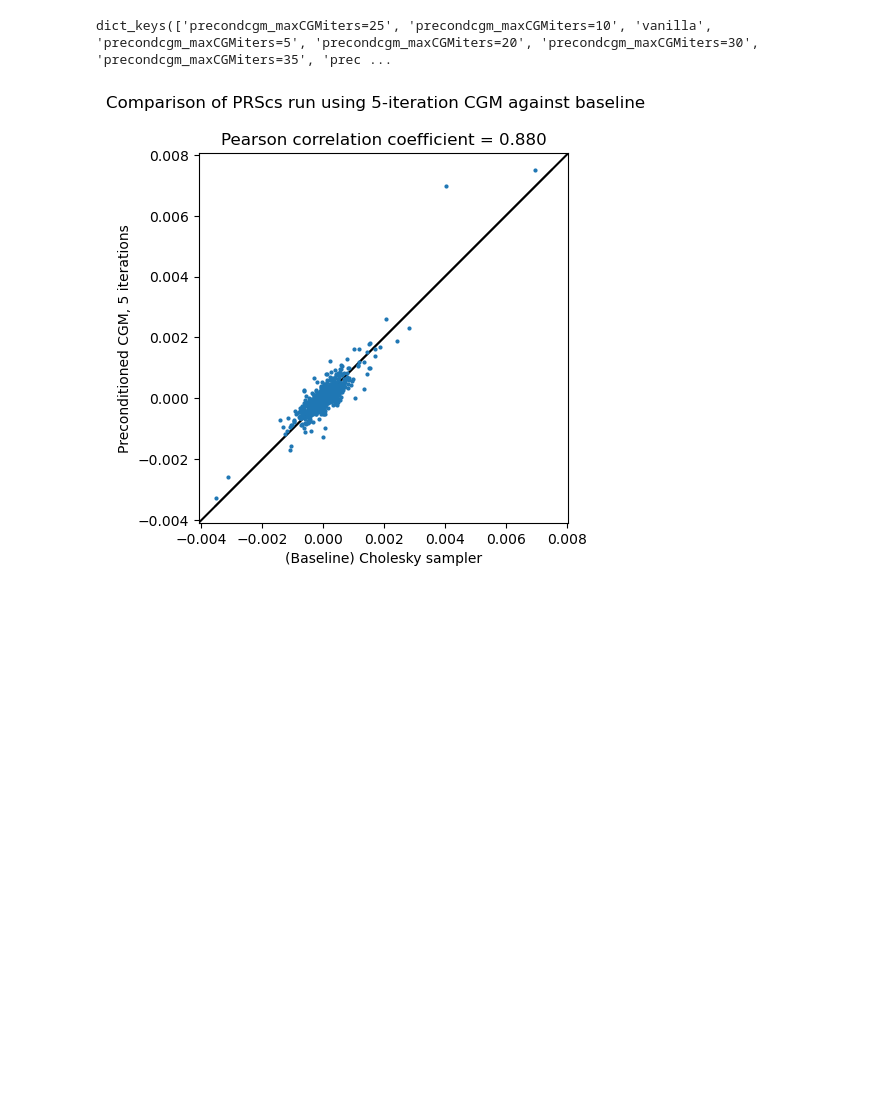
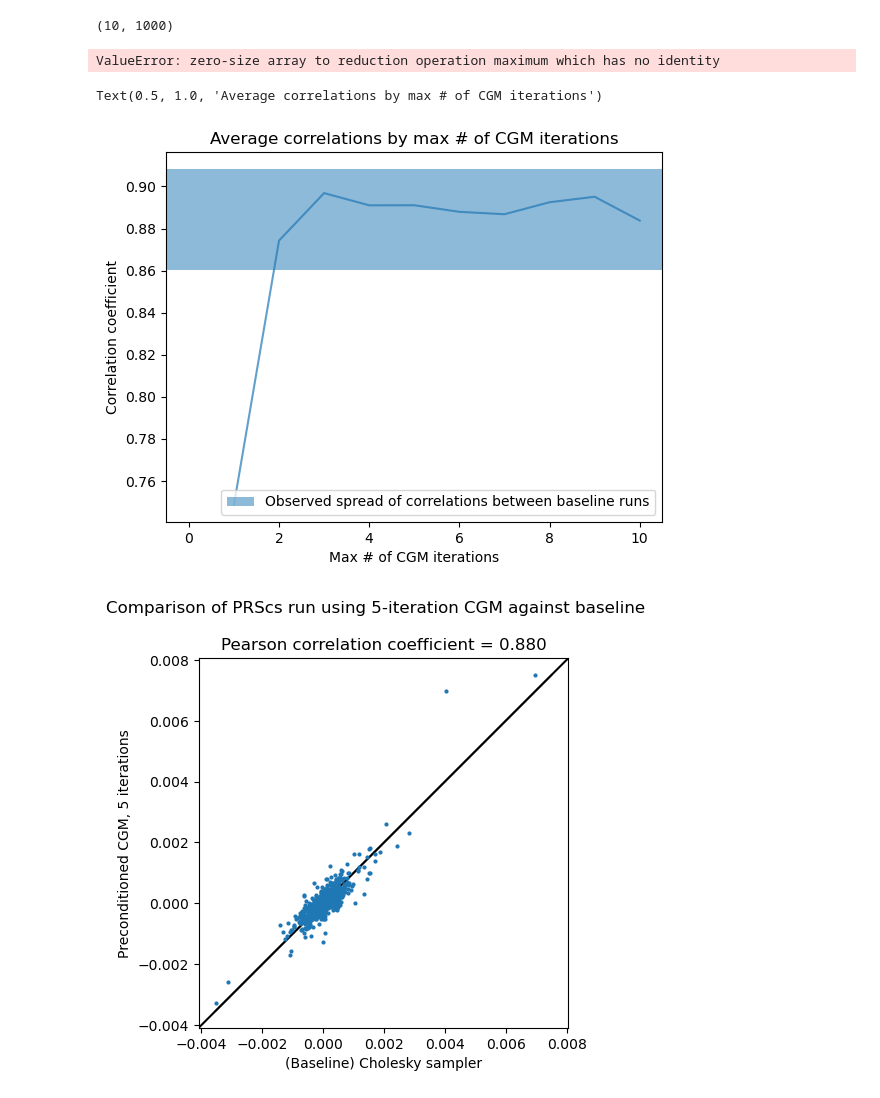
Before and after one commit to djwyen/PRScs, a Jupyter notebook: compare_outputs.ipynb, the cells around one changed output. Saved outputs shown, nothing was run; the diff lists cells and outputs as text; code cells hidden in the pictures; blank space fills up the shorter version.

Commit message:
Add means of calculating correlations between multiple runs

```diff
--- a/compare_outputs.ipynb
+++ b/compare_outputs.ipynb
@@ -10,2 +10,7 @@ OUTPUTS_DIR = 'output/aug3benchmarking/'
+# %%
+# OUTPUTS_DIR = 'output/aug4benchmarking/'
+OUTPUTS_DIR = 'output/aug10benchmarking/'
+# %%
+CONTROL_OUTPUTS_DIR = 'output/aug10problemgeneration/' # to sanity check, these samples were generated by changing the beta generation algorithm to sample from MVN(mean, Ident) — so the variance is all wrong
 # %%
 def process_filename(filename):
@@ -17,0 +66,19 @@ def process_filename(filename):
+# %%
+sampler_to_effect_vectors['vanilla'].shape
+# %% [output]
+(10, 1000)
+# %%
+def calculate_correlations_to_baseline_run(sampler_to_effect_vector, baseline_run_id):
+    baseline_vector = sampler_to_effect_vector['vanilla'][baseline_run_id]
+
+    sampler_to_correlations = {}
+
+    for sampler, effect_vectors in sampler_to_effect_vector.items():
+        correlations = [np.corrcoef(baseline_vector, effect_vectors[i])[0,1] for i in range(effect_vectors.shape[0])]
+        # correlation = np.corrcoef(baseline_vector, experimental_vector)[0,1] # the off-diagonal value
+        sampler_to_correlations[sampler] = correlations
+    return sampler_to_correlations
+# %%
+BASELINE_VECTOR_ID = 2
+
+sampler_to_correlations = calculate_correlations_to_baseline_run(sampler_to_effect_vectors, BASELINE_VECTOR_ID)
@@ -18 +88,48 @@ def process_filename(filename):
+# %%
+np.max(sampler_to_correlations['vanilla'][0:0])
+# %% [output]
+ValueError: zero-size array to reduction operation maximum which has no identity
+# %%
+# we will cycle through each possible baseline run and simultaneously
+#    1. calculate the average variation in correlations one can expect to see with baseline runs against other baseline runs
+#    2. calculate, for any fixed baseline run, the average correlation between that particular run and each of the n-iters runs
+# the resulting plot will therefore be: for each of the baseline runs, some line plot showing how correlation changes with the number of iterations; and then, overlaid upon the plot, a band showing the typical range of correlations that baseline runs are expected to have against themselves.
+# One would interpret this plot by seeing whether and when runs with particular # of iterations achieve a correlation sufficiently high to be comparable to if native PRScs were used.
+
+fig, ax = plt.subplots()
+
+min_baseline_self_correlation = 1
+max_baseline_self_correlation = -1
+
+# for i in range(0, 10):
+for i in [9]:
+    sampler_to_correlations = calculate_correlations_to_baseline_run(sampler_to_effect_vectors, i)
+    average_correlations = [np.average(sampler_to_correlations[f'precondcgm_maxCGMiters={x}']) for x in range(1,11)]
+
+    # plot the correlations against run `i`
+    ax.plot(range(1,11), average_correlations,
+            # label=f"Average correlation coefficient against baseline run {i}",
+            alpha=0.7)
+
+    min_baseline_self_correlation = np.min([np.min(sampler_to_correlations['vanilla']),
+                                          min_baseline_self_correlation])
+
+    # unbelievably cursed way of computing this, but I don't want to mess around with the fancier slicing techniques to exclude index `i` (which will always have a correlation of 1.0 with itself, of course)
+    max_baseline_self_correlation = np.max([np.max(sampler_to_correlations['vanilla'], where=[j != i for j in range(0, 10)], initial=-1),
+                                          max_baseline_self_correlation])
+
+# plot the max/min correlations between baseline runs
+# TODO use color to add this to the legend
+# TODO would it make more sense to instead provide an average self-correlation value for each run?
+ax.fill_between([0, 1], min_baseline_self_correlation, max_baseline_self_correlation,
+                alpha=0.5,
+                transform=ax.get_yaxis_transform(),
+                label="Observed spread of correlations between baseline runs")
+ax.set_xlabel("Max # of CGM iterations")
+ax.set_ylabel("Correlation coefficient")
+ax.legend(loc='lower right')
+ax.set_title("Average correlations by max # of CGM iterations")
+# %% [output]
+Text(0.5, 1.0, 'Average correlations by max # of CGM iterations')
+[figure, added]
 # %%
@@ -39,4 +147,0 @@ for filename in os.listdir(OUTPUTS_DIR):
-# %%
-sampler_to_effect_vector.keys()
-# %% [output]
-dict_keys(['precondcgm_maxCGMiters=25', 'precondcgm_maxCGMiters=10', 'vanilla', 'precondcgm_maxCGMiters=5', 'precondcgm_maxCGMiters=20', 'precondcgm_maxCGMiters=30', 'precondcgm_maxCGMiters=35', 'prec ...
```
Also changed, not shown: parts of 11 cells of this notebook.
